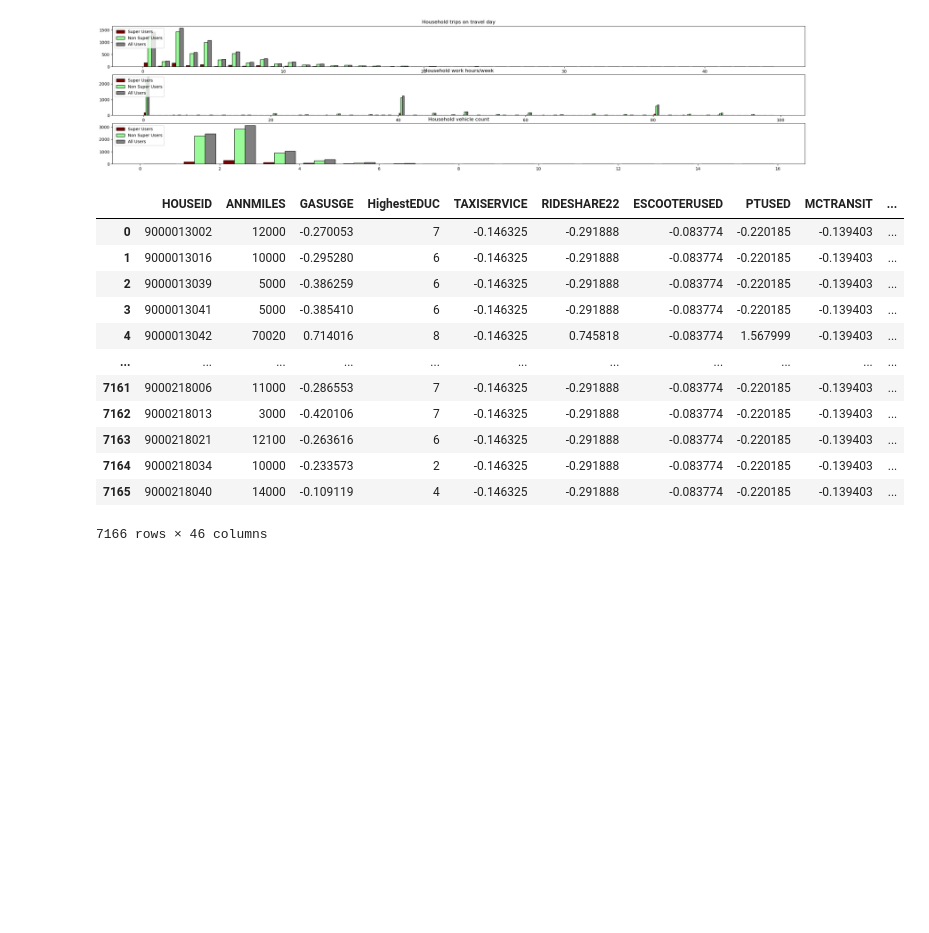
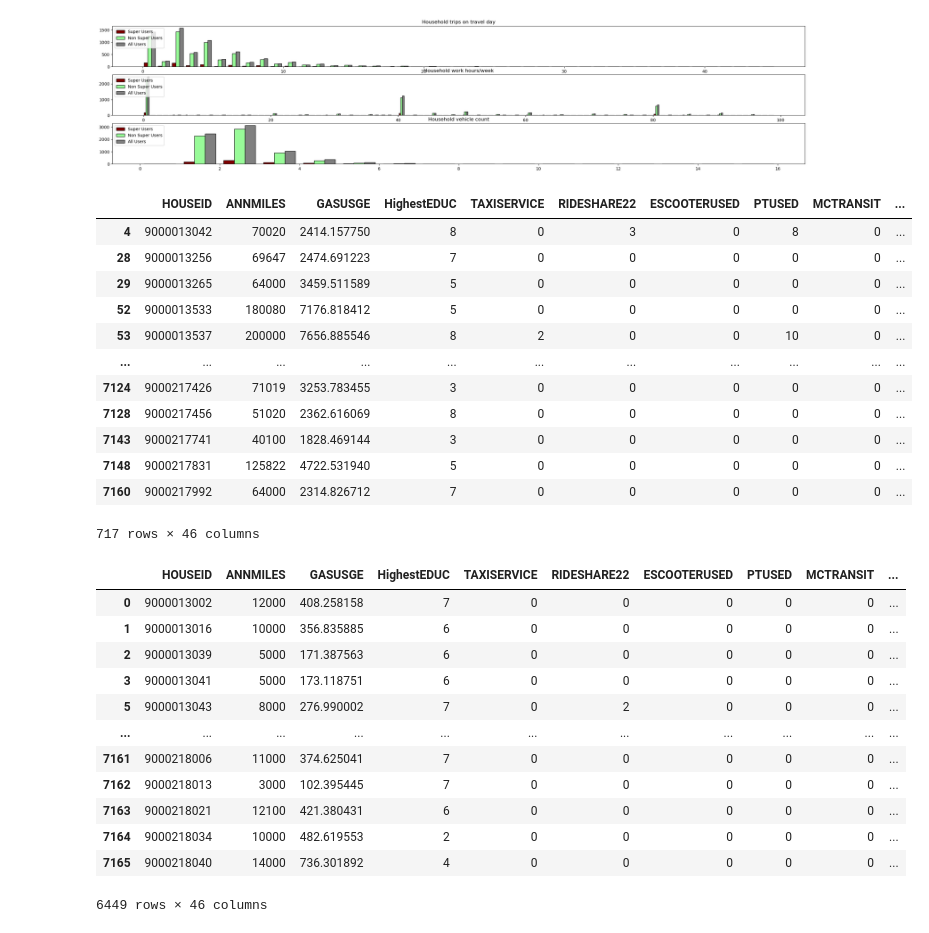
Before and after one commit to Jianwei-Gao/adsc_x_gm_team6, a Jupyter notebook: preprocessing.ipynb, the cells around one changed output. Drawn from its saved outputs; the diff is of its cells as text; code cells hidden in the pictures; blank space fills up the shorter version.

```diff
--- a/preprocessing.ipynb
+++ b/preprocessing.ipynb
@@ -213,25 +213,41 @@ num_col = person_col + ["GASUSGE", "WTHHFIN", "WTHHFIN5D",
                         'WRKCOUNT',
                         ]
 
-standard_scaler = StandardScaler()
-for col in num_col:
-    df[col] = standard_scaler.fit_transform(df[[col]])
-df
+# standard_scaler = StandardScaler()
+# for col in num_col:
+#     df[col] = standard_scaler.fit_transform(df[[col]])
+# df
-# %% [output]
-|  | HOUSEID | ANNMILES | GASUSGE | HighestEDUC | TAXISERVICE | RIDESHARE22 | ESCOOTERUSED | PTUSED | MCTRANSIT | ... |
-| 0 | 9000013002 | 12000 | -0.270053 | 7 | -0.146325 | -0.291888 | -0.083774 | -0.220185 | -0.139403 | ... |
-| 1 | 9000013016 | 10000 | -0.295280 | 6 | -0.146325 | -0.291888 | -0.083774 | -0.220185 | -0.139403 | ... |
-| 2 | 9000013039 | 5000 | -0.386259 | 6 | -0.146325 | -0.291888 | -0.083774 | -0.220185 | -0.139403 | ... |
-| 3 | 9000013041 | 5000 | -0.385410 | 6 | -0.146325 | -0.291888 | -0.083774 | -0.220185 | -0.139403 | ... |
-| 4 | 9000013042 | 70020 | 0.714016 | 8 | -0.146325 | 0.745818 | -0.083774 | 1.567999 | -0.139403 | ... |
-| ... | ... | ... | ... | ... | ... | ... | ... | ... | ... | ... |
-| 7161 | 9000218006 | 11000 | -0.286553 | 7 | -0.146325 | -0.291888 | -0.083774 | -0.220185 | -0.139403 | ... |
-| 7162 | 9000218013 | 3000 | -0.420106 | 7 | -0.146325 | -0.291888 | -0.083774 | -0.220185 | -0.139403 | ... |
-| 7163 | 9000218021 | 12100 | -0.263616 | 6 | -0.146325 | -0.291888 | -0.083774 | -0.220185 | -0.139403 | ... |
-| 7164 | 9000218034 | 10000 | -0.233573 | 2 | -0.146325 | -0.291888 | -0.083774 | -0.220185 | -0.139403 | ... |
-| 7165 | 9000218040 | 14000 | -0.109119 | 4 | -0.146325 | -0.291888 | -0.083774 | -0.220185 | -0.139403 | ... |
-7166 rows × 46 columns
 # %%
 df.to_csv("processed_data.csv", index=False)
 df_super.to_csv("processed_data_superuserOnly.csv", index=False)
 df_nonsuper.to_csv("processed_data_nonSuperuserOnly.csv", index=False)
+# %%
+display(df_super)
+display(df_nonsuper)
+# %% [output]
+|  | HOUSEID | ANNMILES | GASUSGE | HighestEDUC | TAXISERVICE | RIDESHARE22 | ESCOOTERUSED | PTUSED | MCTRANSIT | ... |
+| 4 | 9000013042 | 70020 | 2414.157750 | 8 | 0 | 3 | 0 | 8 | 0 | ... |
+| 28 | 9000013256 | 69647 | 2474.691223 | 7 | 0 | 0 | 0 | 0 | 0 | ... |
+| 29 | 9000013265 | 64000 | 3459.511589 | 5 | 0 | 0 | 0 | 0 | 0 | ... |
+| 52 | 9000013533 | 180080 | 7176.818412 | 5 | 0 | 0 | 0 | 0 | 0 | ... |
+| 53 | 9000013537 | 200000 | 7656.885546 | 8 | 2 | 0 | 0 | 10 | 0 | ... |
+| ... | ... | ... | ... | ... | ... | ... | ... | ... | ... | ... |
+| 7124 | 9000217426 | 71019 | 3253.783455 | 3 | 0 | 0 | 0 | 0 | 0 | ... |
+| 7128 | 9000217456 | 51020 | 2362.616069 | 8 | 0 | 0 | 0 | 0 | 0 | ... |
+| 7143 | 9000217741 | 40100 | 1828.469144 | 3 | 0 | 0 | 0 | 0 | 0 | ... |
+| 7148 | 9000217831 | 125822 | 4722.531940 | 5 | 0 | 0 | 0 | 0 | 0 | ... |
+| 7160 | 9000217992 | 64000 | 2314.826712 | 7 | 0 | 0 | 0 | 0 | 0 | ... |
+717 rows × 46 columns
+|  | HOUSEID | ANNMILES | GASUSGE | HighestEDUC | TAXISERVICE | RIDESHARE22 | ESCOOTERUSED | PTUSED | MCTRANSIT | ... |
+| 0 | 9000013002 | 12000 | 408.258158 | 7 | 0 | 0 | 0 | 0 | 0 | ... |
+| 1 | 9000013016 | 10000 | 356.835885 | 6 | 0 | 0 | 0 | 0 | 0 | ... |
+| 2 | 9000013039 | 5000 | 171.387563 | 6 | 0 | 0 | 0 | 0 | 0 | ... |
+| 3 | 9000013041 | 5000 | 173.118751 | 6 | 0 | 0 | 0 | 0 | 0 | ... |
+| 5 | 9000013043 | 8000 | 276.990002 | 7 | 0 | 2 | 0 | 0 | 0 | ... |
+| ... | ... | ... | ... | ... | ... | ... | ... | ... | ... | ... |
+| 7161 | 9000218006 | 11000 | 374.625041 | 7 | 0 | 0 | 0 | 0 | 0 | ... |
+| 7162 | 9000218013 | 3000 | 102.395445 | 7 | 0 | 0 | 0 | 0 | 0 | ... |
+| 7163 | 9000218021 | 12100 | 421.380431 | 6 | 0 | 0 | 0 | 0 | 0 | ... |
+| 7164 | 9000218034 | 10000 | 482.619553 | 2 | 0 | 0 | 0 | 0 | 0 | ... |
+| 7165 | 9000218040 | 14000 | 736.301892 | 4 | 0 | 0 | 0 | 0 | 0 | ... |
+6449 rows × 46 columns
```
Also changed, not shown: parts of 2 cells of this notebook, 1 other file.
